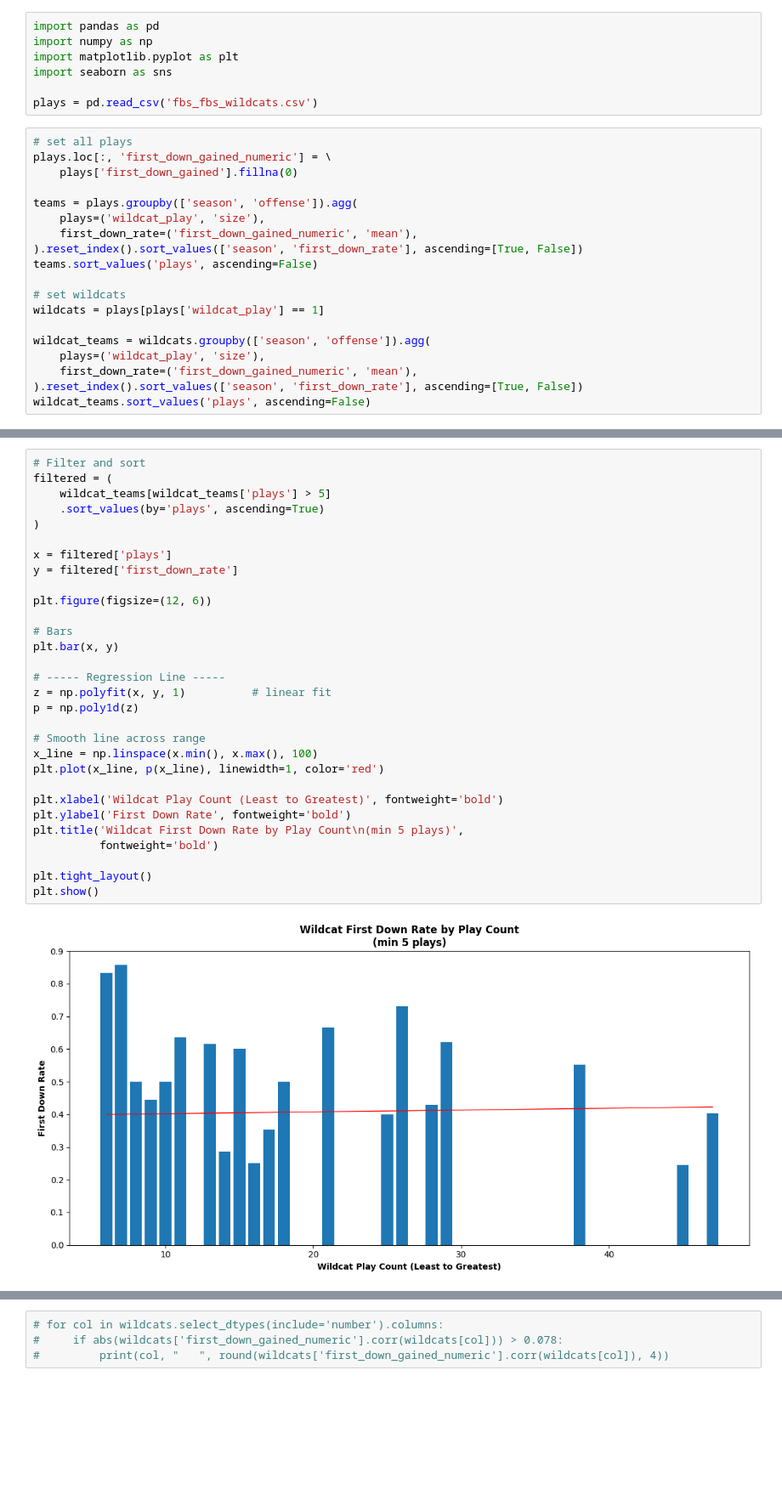
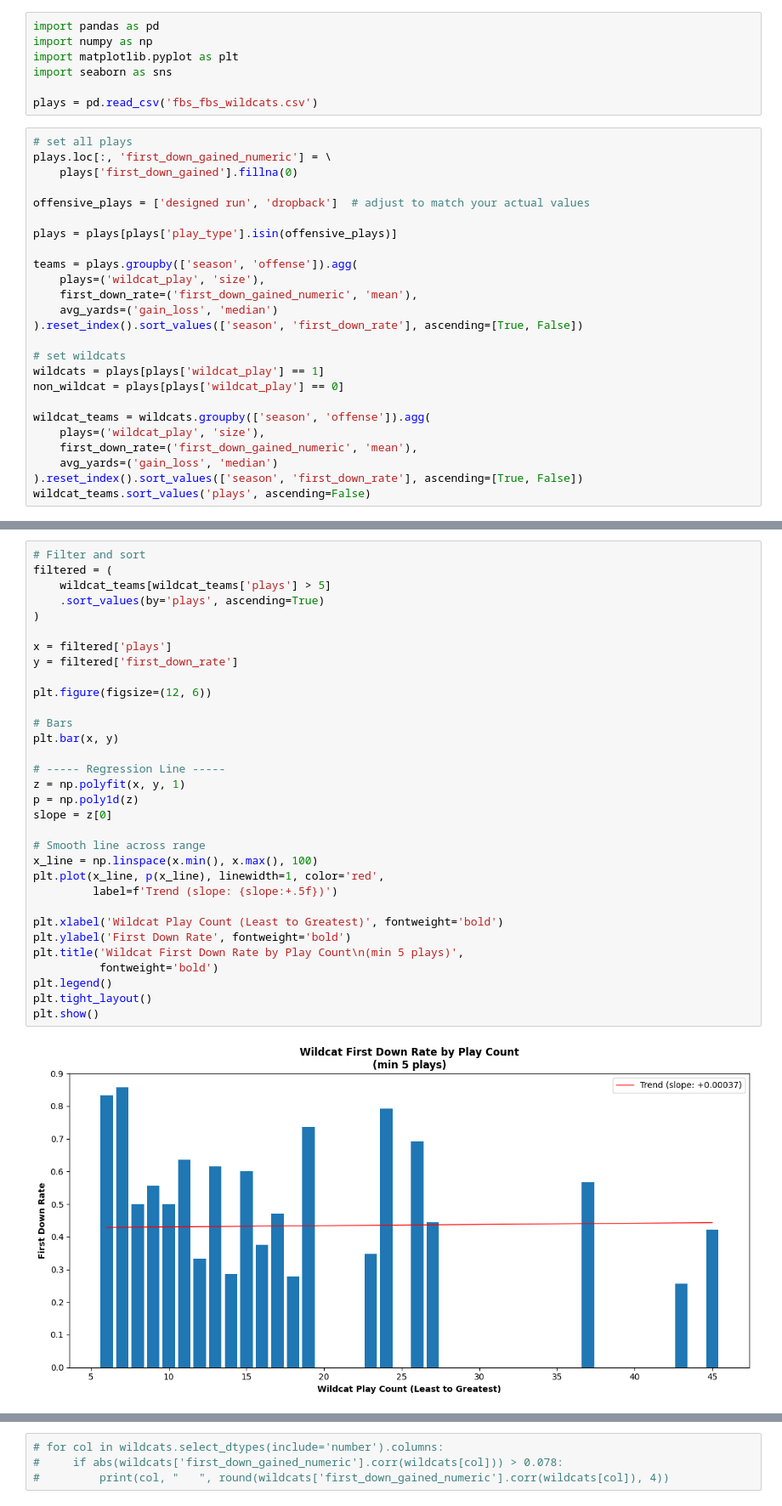
Before and after one commit to bchm513/football_wildcats, a Jupyter notebook: research.ipynb, the cells around one changed output, grey strips where cells are left out. Shown at 85% size. Cells and saved outputs as stored; diff of their text form; blank space fills up the shorter version.

```diff
--- a/research.ipynb
+++ b/research.ipynb
@@ -10,18 +10,24 @@ plays = pd.read_csv('fbs_fbs_wildcats.csv')
 plays.loc[:, 'first_down_gained_numeric'] = \
     plays['first_down_gained'].fillna(0)
 
+offensive_plays = ['designed run', 'dropback']  # adjust to match your actual values
+
+plays = plays[plays['play_type'].isin(offensive_plays)]
+
 teams = plays.groupby(['season', 'offense']).agg(
     plays=('wildcat_play', 'size'),
     first_down_rate=('first_down_gained_numeric', 'mean'),
+    avg_yards=('gain_loss', 'median')
 ).reset_index().sort_values(['season', 'first_down_rate'], ascending=[True, False])
-teams.sort_values('plays', ascending=False)
 
 # set wildcats
 wildcats = plays[plays['wildcat_play'] == 1]
+non_wildcat = plays[plays['wildcat_play'] == 0]
 
 wildcat_teams = wildcats.groupby(['season', 'offense']).agg(
     plays=('wildcat_play', 'size'),
     first_down_rate=('first_down_gained_numeric', 'mean'),
+    avg_yards=('gain_loss', 'median')
 ).reset_index().sort_values(['season', 'first_down_rate'], ascending=[True, False])
 wildcat_teams.sort_values('plays', ascending=False)
 # %% [output]
@@ -71,32 +113,34 @@ plt.show()
 # %%
 # Filter and sort
 filtered = (
     wildcat_teams[wildcat_teams['plays'] > 5]
     .sort_values(by='plays', ascending=True)
 )
 
 x = filtered['plays']
 y = filtered['first_down_rate']
 
 plt.figure(figsize=(12, 6))
 
 # Bars
 plt.bar(x, y)
 
 # ----- Regression Line -----
-z = np.polyfit(x, y, 1)          # linear fit
+z = np.polyfit(x, y, 1)
 p = np.poly1d(z)
+slope = z[0]
 
 # Smooth line across range
 x_line = np.linspace(x.min(), x.max(), 100)
-plt.plot(x_line, p(x_line), linewidth=1, color='red')
+plt.plot(x_line, p(x_line), linewidth=1, color='red',
+         label=f'Trend (slope: {slope:+.5f})')
 
 plt.xlabel('Wildcat Play Count (Least to Greatest)', fontweight='bold')
 plt.ylabel('First Down Rate', fontweight='bold')
 plt.title('Wildcat First Down Rate by Play Count\n(min 5 plays)',
           fontweight='bold')
-
+plt.legend()
 plt.tight_layout()
 plt.show()
 # %% [output]
-[figure, old version]
+[figure, new version]
```
Also changed, not shown: parts of 8 cells of this notebook, 1 other file.
